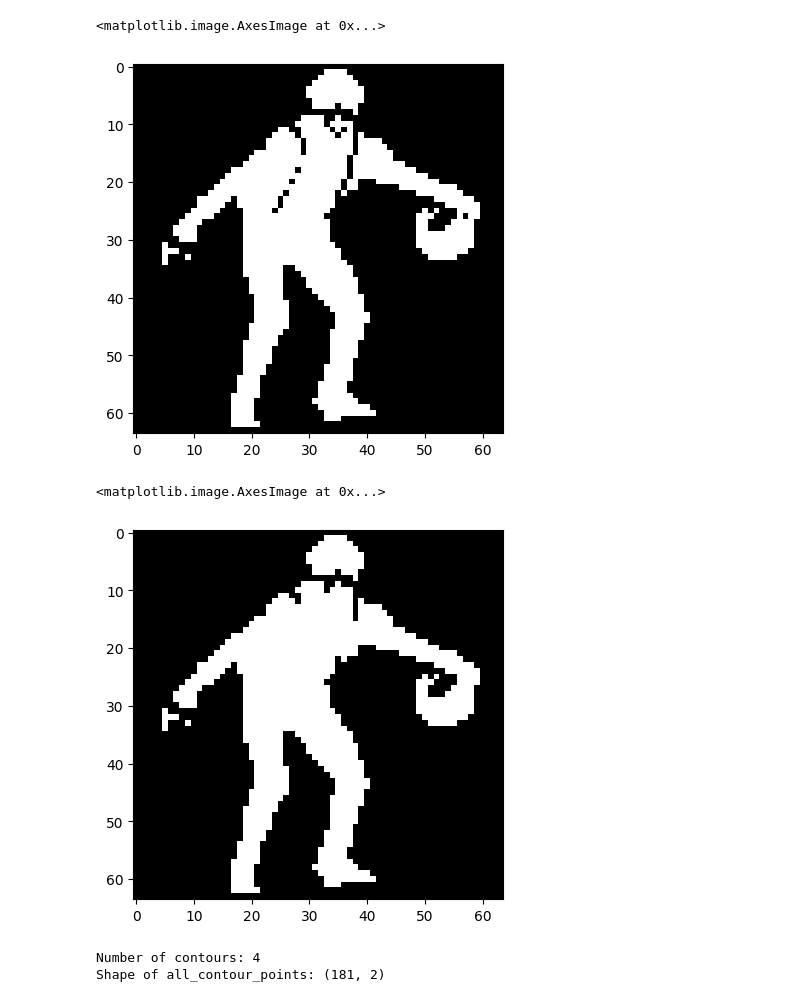
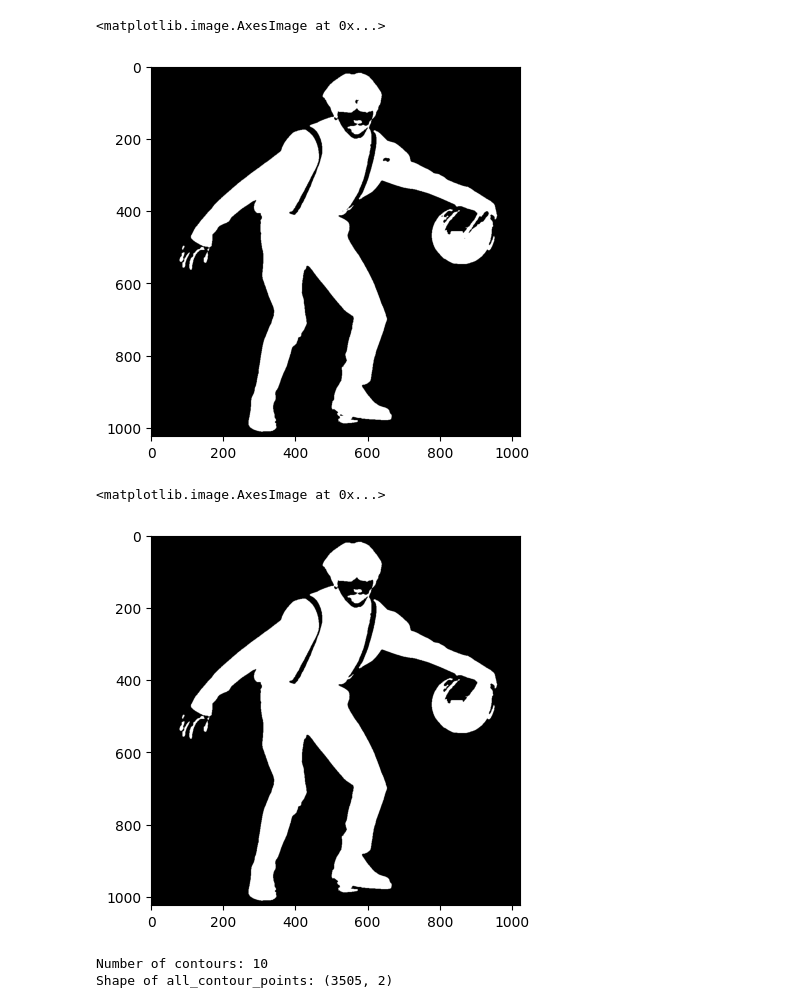
Before and after one commit to neo1zh/gck4E, a Jupyter notebook: fig2points/fig2points.ipynb, the cells around one changed output. Saved outputs shown, nothing was run; the diff lists cells and outputs as text; code cells hidden in the pictures.

```diff
--- a/fig2points/fig2points.ipynb
+++ b/fig2points/fig2points.ipynb
@@ -6,17 +6,17 @@ import matplotlib.pyplot as plt
 # %%
 # Load the image
 img = cv.imread('./cxk.png', cv.IMREAD_GRAYSCALE)
 # resize the image
-img = cv.resize(img, (64, 64))
+img = cv.resize(img, (1024, 1024))
 # Threshold the image to create a binary image
 _, binary_img = cv.threshold(img, 160, 255, cv.THRESH_BINARY)
 # invert the binary image
 binary_img = cv.bitwise_not(binary_img)
 
 plt.imshow(binary_img, cmap='gray')
 # %% [output]
 <matplotlib.image.AxesImage at 0x...>
-[figure, old version]
+[figure, new version]
 # %%
 # Find contours
 contours, _ = cv.findContours(binary_img, cv.RETR_EXTERNAL, cv.CHAIN_APPROX_SIMPLE)
@@ -29,7 +29,7 @@ cv.drawContours(contour_img, contours, -1, (255), thickness=cv.FILLED)
 plt.imshow(contour_img, cmap='gray')
 # %% [output]
 <matplotlib.image.AxesImage at 0x...>
-[figure, old version]
+[figure, new version]
 # %%
 # extract the all the contours points
 all_contour_points = []
@@ -40,14 +40,17 @@ for i in range(len(contours)):
 
 all_contour_points = np.array(all_contour_points)
 print('Shape of all_contour_points:', all_contour_points.shape)
-# map the points to the 5 5 grid
+# map the points to the -4 4 grid
 mapped_points = np.zeros_like(all_contour_points)
 max = np.max(all_contour_points, axis=0)
 min = np.min(all_contour_points, axis=0)
-mapped_points = (all_contour_points - min) / (max - min) * 5
+mapped_points = (all_contour_points - min) / (max - min) * 8 - 4
+
+# 反转所有点
+mapped_points[:, 1] = -mapped_points[:, 1]
 # %% [output]
-Number of contours: 4
-Shape of all_contour_points: (181, 2)
+Number of contours: 10
+Shape of all_contour_points: (3505, 2)
 # %%
 # save to contour.txt
 np.savetxt('contour.txt', mapped_points, fmt='%f', delimiter=' ')
```
Also changed, not shown: parts of 4 cells of this notebook, 2 other files.
